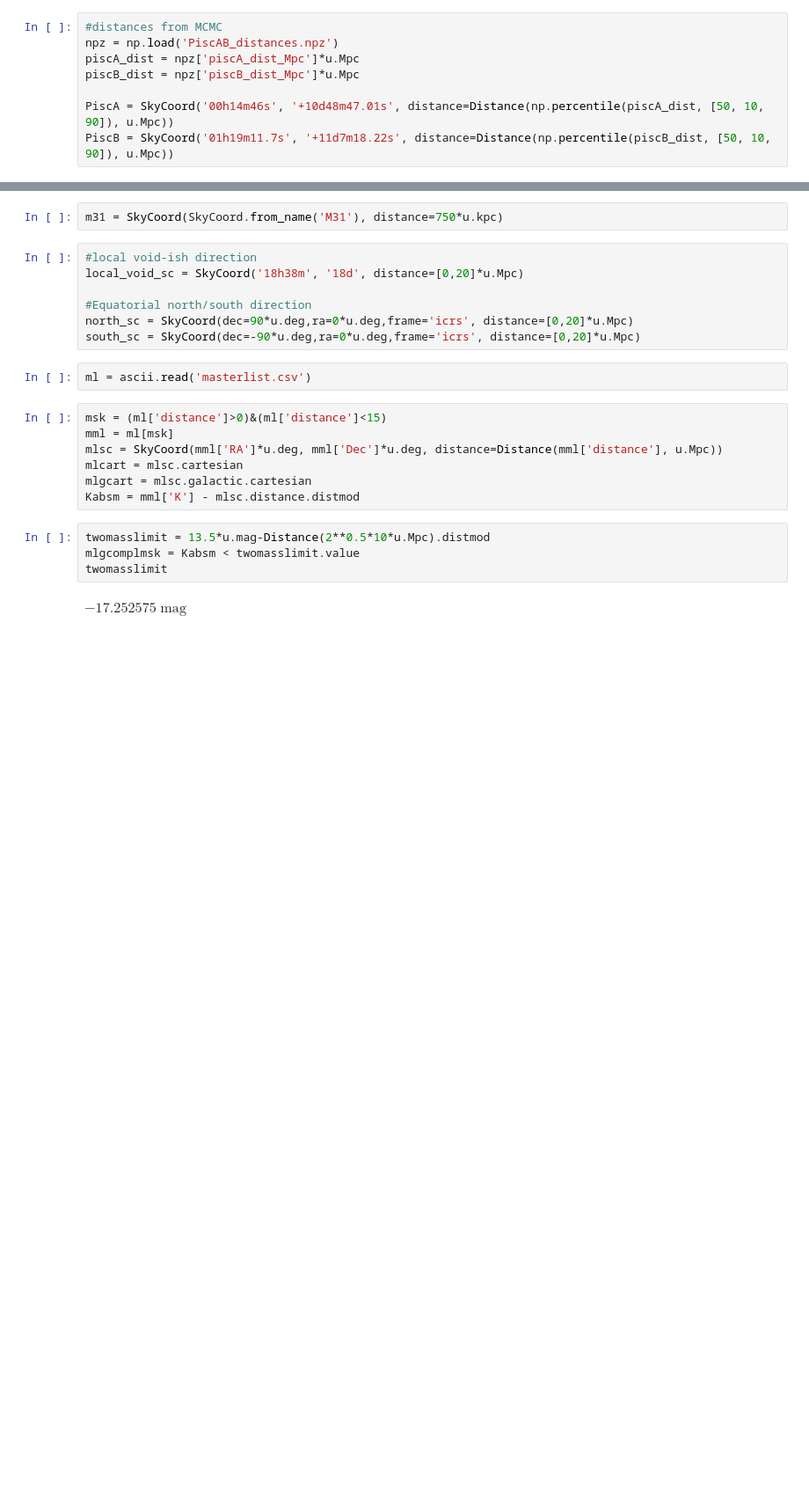
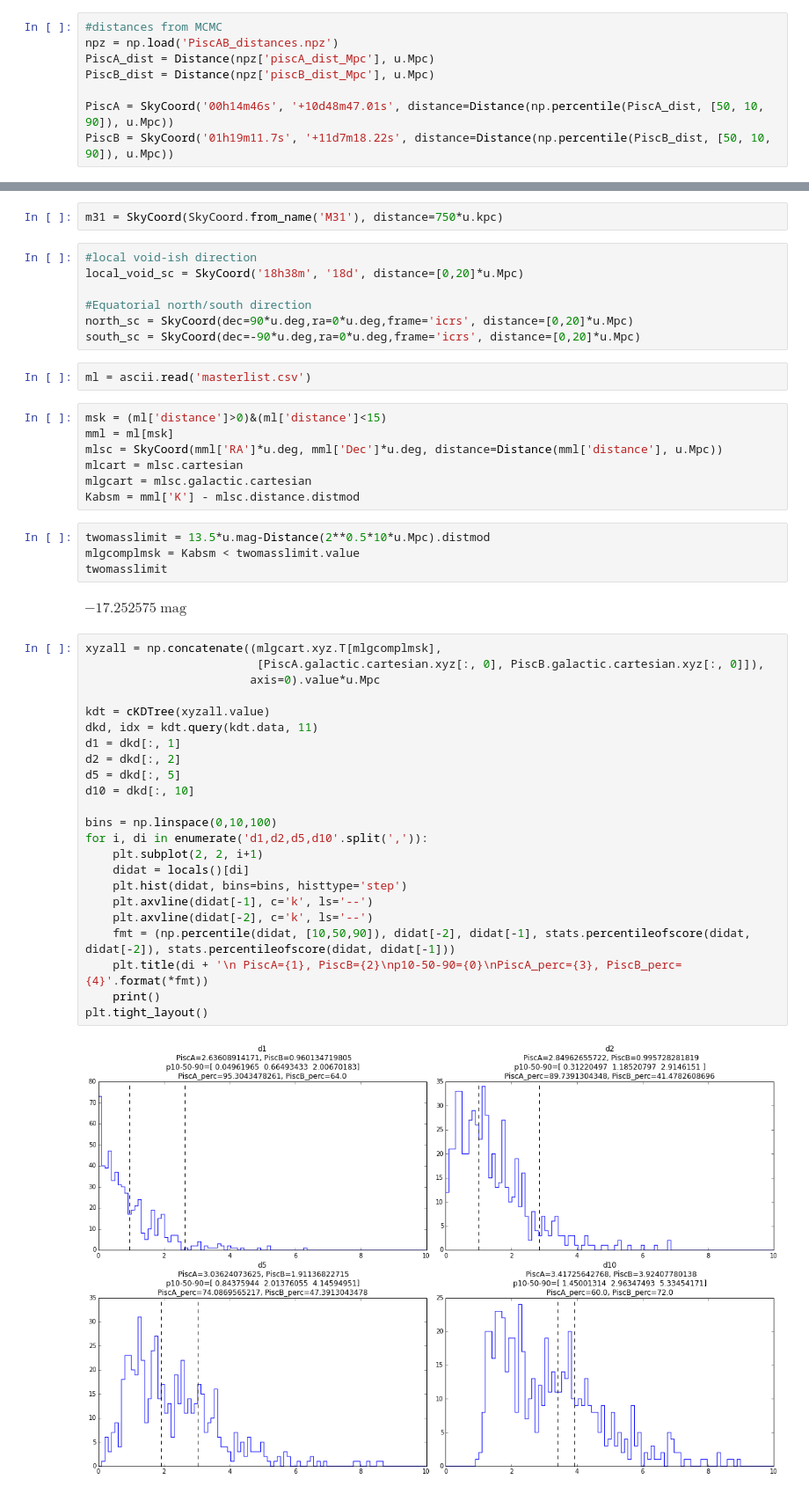
Before and after one commit to eteq/piscdwarfs_hst, a Jupyter notebook: Context.ipynb, the cells around one changed output, grey strips where cells are left out. Shown at 88% size. Saved outputs shown, nothing was run; the diff lists cells and outputs as text; blank space fills up the shorter version.

```diff
--- a/Context.ipynb
+++ b/Context.ipynb
@@ -21,8 +33,8 @@ from mpl_toolkits.mplot3d import Axes3D
 # %%
 #distances from MCMC
 npz = np.load('PiscAB_distances.npz')
-piscA_dist = npz['piscA_dist_Mpc']*u.Mpc
-piscB_dist = npz['piscB_dist_Mpc']*u.Mpc
+PiscA_dist = Distance(npz['piscA_dist_Mpc'], u.Mpc)
+PiscB_dist = Distance(npz['piscB_dist_Mpc'], u.Mpc)
 
-PiscA = SkyCoord('00h14m46s', '+10d48m47.01s', distance=Distance(np.percentile(piscA_dist, [50, 10, 90]), u.Mpc))
-PiscB = SkyCoord('01h19m11.7s', '+11d7m18.22s', distance=Distance(np.percentile(piscB_dist, [50, 10, 90]), u.Mpc))
+PiscA = SkyCoord('00h14m46s', '+10d48m47.01s', distance=Distance(np.percentile(PiscA_dist, [50, 10, 90]), u.Mpc))
+PiscB = SkyCoord('01h19m11.7s', '+11d7m18.22s', distance=Distance(np.percentile(PiscB_dist, [50, 10, 90]), u.Mpc))
@@ -50,3 +67,28 @@ mlgcomplmsk = Kabsm < twomasslimit.value
 twomasslimit
 # %% [output]
 $-17.252575 \; \mathrm{mag}$
+# %%
+xyzall = np.concatenate((mlgcart.xyz.T[mlgcomplmsk],
+                         [PiscA.galactic.cartesian.xyz[:, 0], PiscB.galactic.cartesian.xyz[:, 0]]),
+                        axis=0).value*u.Mpc
+
+kdt = cKDTree(xyzall.value)
+dkd, idx = kdt.query(kdt.data, 11)
+d1 = dkd[:, 1]
+d2 = dkd[:, 2]
+d5 = dkd[:, 5]
+d10 = dkd[:, 10]
+
+bins = np.linspace(0,10,100)
+for i, di in enumerate('d1,d2,d5,d10'.split(',')):
+    plt.subplot(2, 2, i+1)
+    didat = locals()[di]
+    plt.hist(didat, bins=bins, histtype='step')
+    plt.axvline(didat[-1], c='k', ls='--')
+    plt.axvline(didat[-2], c='k', ls='--')
+    fmt = (np.percentile(didat, [10,50,90]), didat[-2], didat[-1], stats.percentileofscore(didat, didat[-2]), stats.percentileofscore(didat, didat[-1]))
+    plt.title(di + '\n PiscA={1}, PiscB={2}\np10-50-90={0}\nPiscA_perc={3}, PiscB_perc={4}'.format(*fmt))
+    print()
+plt.tight_layout()
+# %% [output]
+[figure, added]
```
Also changed, not shown: parts of 24 cells of this notebook, 3 other files.
